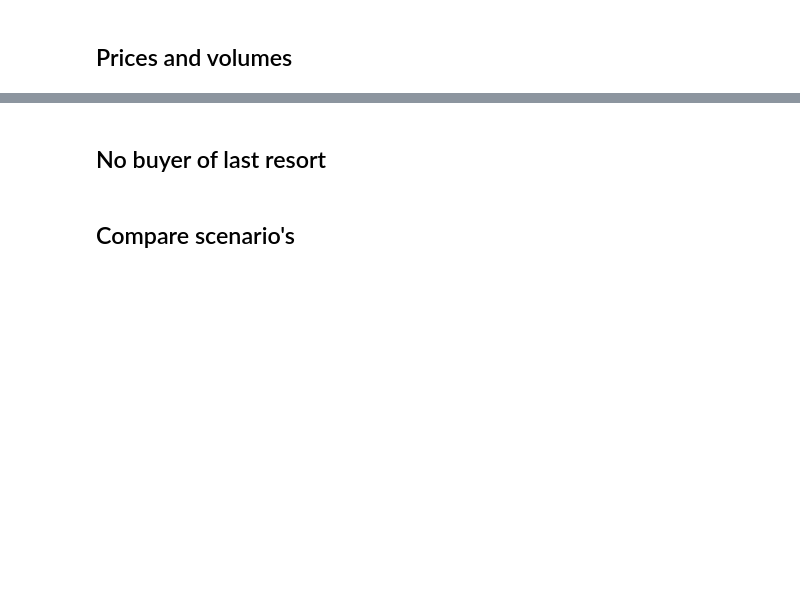
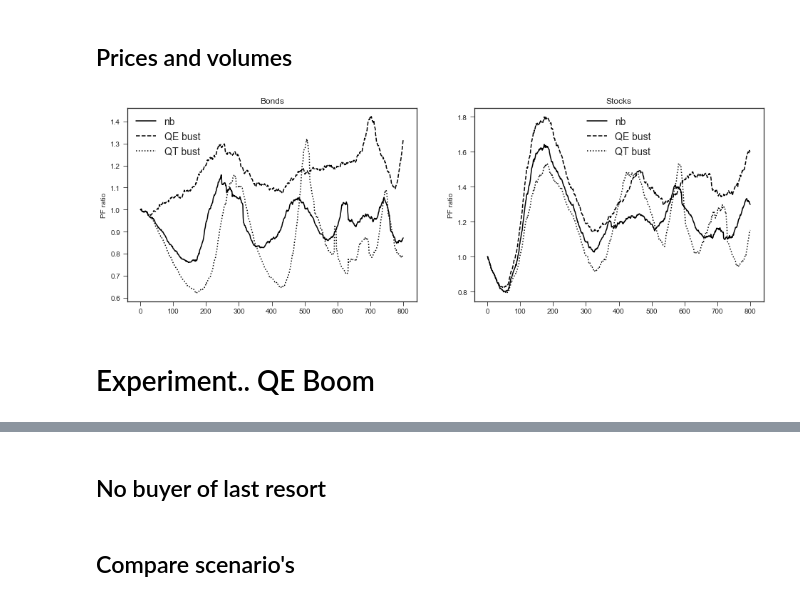
Before and after one commit to joerischasfoort/qe-inequality, a Jupyter notebook: buyer_of_last_resort.ipynb, the cells around one changed output, grey strips where cells are left out. Saved outputs shown, nothing was run; the diff lists cells and outputs as text; code cells hidden in the pictures; blank space fills up the shorter version.

```diff
--- a/buyer_of_last_resort.ipynb
+++ b/buyer_of_last_resort.ipynb
@@ -211,7 +208,7 @@ central_banks = []
 
 for seed in range(NRUNS):
     traders, central_bank, orderbook = init_objects_active_cb(params, seed)
-    traders, central_bank, orderbook = qe_ineq_active_cb_model(traders, central_bank, orderbook, params, scenario='QTBUST', seed=seed)
+    traders, central_bank, orderbook = qe_ineq_active_cb_model(traders, central_bank, orderbook, params, scenario='BUSTQT', seed=seed)
     central_banks.append(central_bank)
     trdrs.append(traders)
     orbs.append(orderbook)
@@ -258,0 +249,23 @@ ax4.set_ylabel('PF ratio')
+# %%
+fig, (ax1, ax2) = plt.subplots(1, 2, figsize=(16,5))
+
+# prices
+ax1.set_title('Bonds')
+ax1.plot(asset_prices_nb[0].index, asset_prices_nb[0].mean(axis=1) / asset_fundamentals_nb[0].mean(axis=1), 'k', label='nb')
+ax1.plot(asset_prices_QTBUST[0].index, asset_prices_QEBUST[0].mean(axis=1) / asset_fundamentals_QEBUST[0].mean(axis=1), 'k--', label='QE bust')
+ax1.plot(asset_prices_QTBUST[0].index, asset_prices_QTBUST[0].mean(axis=1) / asset_fundamentals_QTBUST[0].mean(axis=1), 'k:', label='QT bust')
+ax1.set_ylabel('PF ratio')
+ax1.legend(loc='best', fontsize='14')
+
+ax2.set_title('Stocks')
+ax2.plot(asset_prices_nb[1].index, asset_prices_nb[1].mean(axis=1) / asset_fundamentals_nb[1].mean(axis=1), 'k', label='nb')
+ax2.plot(asset_prices_QTBUST[1].index, asset_prices_QEBUST[1].mean(axis=1) / asset_fundamentals_QEBUST[1].mean(axis=1), 'k--', label='QE bust')
+ax2.plot(asset_prices_QTBUST[1].index, asset_prices_QTBUST[1].mean(axis=1) / asset_fundamentals_QTBUST[1].mean(axis=1), 'k:', label='QT bust')
+ax2.legend(loc='best', fontsize='14')
+ax2.set_ylabel('PF ratio')
+
+fig.savefig('QE_QT_bust.png', dpi=200)
+# %% [output]
+[figure, added]
+# %% [markdown]
+# Experiment.. QE Boom
```
Also changed, not shown: parts of 15 cells of this notebook.
